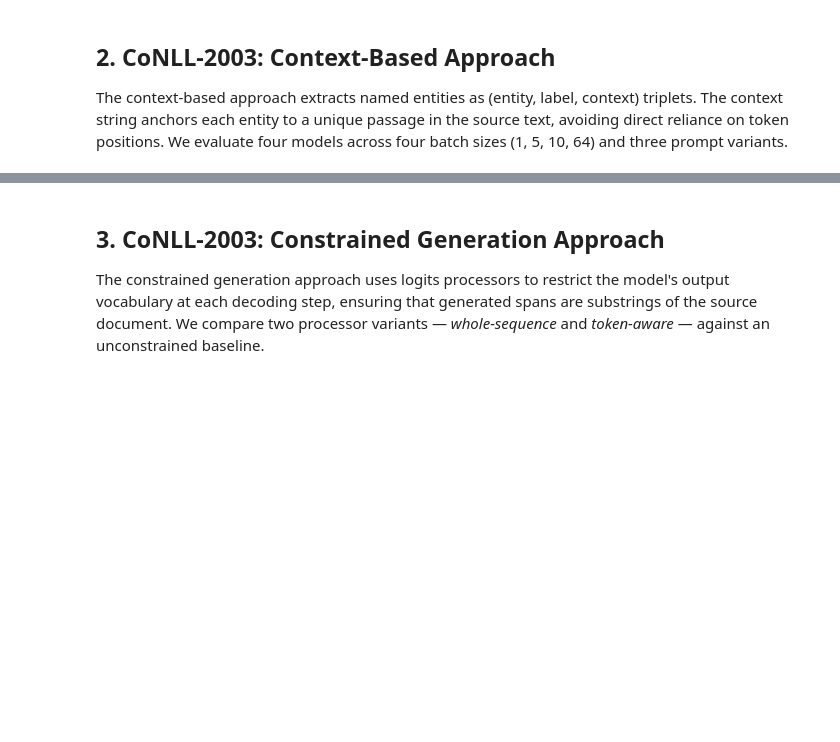
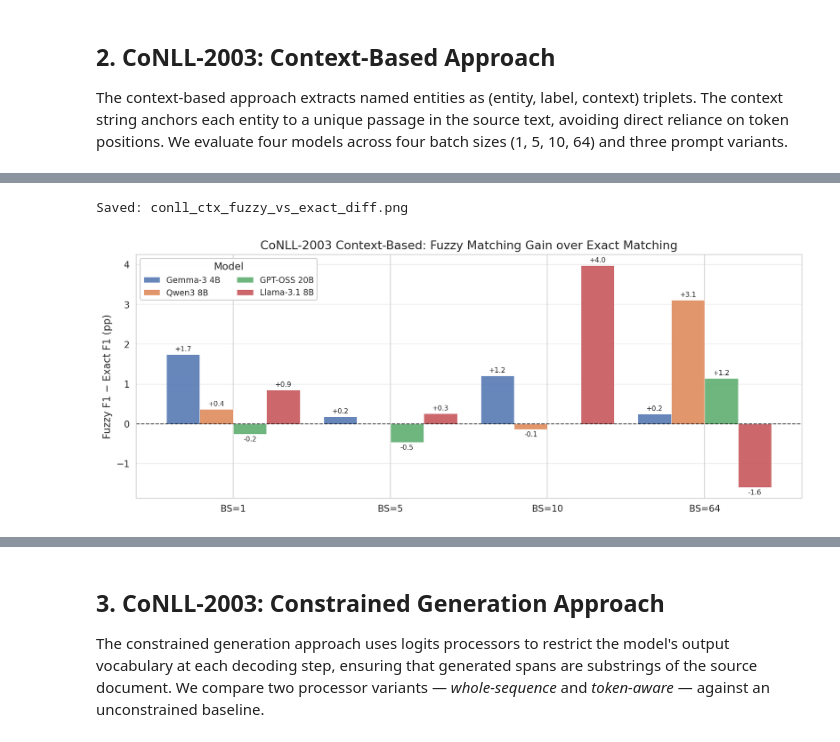
Before and after one commit to stulcrad/master_thesis, a Jupyter notebook: Notebooks/Experiment_analysis.ipynb, the cells around one changed output, grey strips where cells are left out. Saved outputs shown, nothing was run; the diff lists cells and outputs as text; code cells hidden in the pictures; blank space fills up the shorter version.

```diff
--- a/Notebooks/Experiment_analysis.ipynb
+++ b/Notebooks/Experiment_analysis.ipynb
@@ -358,28 +588,48 @@ save_fig(fig, 'conll_ctx_avg_metrics_per_model')
 # %%
-fig, ax = plt.subplots(figsize=(11, 4))
+# Fuzzy minus Exact F1 gain, grouped by batch size, with model breakdown.
+# Positive bars indicate fuzzy matching helped; near-zero bars indicate the model already produced verbatim context.
 
-diffs, labels_x = [], []
-for bs in [1, 5, 10, 64]:
-    for model in ctx_models:
+fig, ax = plt.subplots(figsize=(11, 4.5))
+
+# Group bars by batch size, then by model
+bs_list = [1, 5, 10, 64]
+group_width = 0.85
+n_models = len(ctx_models)
+bar_w = group_width / n_models
+x_centers = np.arange(len(bs_list))
+
+for i, model in enumerate(ctx_models):
+    diffs = []
+    for bs in bs_list:
         sub_e = ctx_exact[(ctx_exact['batch_size'] == bs) & (ctx_exact['model_short'] == model)]
         sub_f = ctx_fuzzy[(ctx_fuzzy['batch_size'] == bs) & (ctx_fuzzy['model_short'] == model)]
         if len(sub_e) > 0 and len(sub_f) > 0:
-            diff = sub_f['main_f1_pct'].mean() - sub_e['main_f1_pct'].mean()
-            diffs.append(diff)
-            labels_x.append(f'{model}\nBS{bs}')
+            diffs.append(sub_f['main_f1_pct'].mean() - sub_e['main_f1_pct'].mean())
+        else:
+            diffs.append(np.nan)
+    offset = (i - n_models / 2 + 0.5) * bar_w
+    bars = ax.bar(x_centers + offset, diffs, bar_w,
+                  color=MODEL_COLORS[model], alpha=0.85, label=model,
+                  edgecolor='white', linewidth=0.5)
+    for bar, val in zip(bars, diffs):
+        if not np.isnan(val) and abs(val) > 0.1:
+            y = bar.get_height()
+            va = 'bottom' if y >= 0 else 'top'
+            ax.text(bar.get_x() + bar.get_width() / 2,
+                    y + (0.05 if y >= 0 else -0.05),
+                    f'{val:+.1f}', ha='center', va=va, fontsize=7.5)
 
-colors_bar = [MODEL_COLORS.get(lbl.split('\n')[0], 'gray') for lbl in labels_x]
-bars = ax.bar(range(len(diffs)), diffs, color=colors_bar, alpha=0.8, edgecolor='white')
 ax.axhline(0, color='black', linewidth=1, linestyle='--', alpha=0.7)
-ax.set_xticks(range(len(labels_x)))
-ax.set_xticklabels(labels_x, fontsize=8)
-ax.set_ylabel('Fuzzy F1 − Exact F1 (%)')
+ax.set_xticks(x_centers)
+ax.set_xticklabels([f'BS={bs}' for bs in bs_list])
+ax.set_ylabel('Fuzzy F1 − Exact F1 (pp)')
 ax.set_title('CoNLL-2003 Context-Based: Fuzzy Matching Gain over Exact Matching', fontsize=13)
 ax.yaxis.grid(True, alpha=0.4)
 ax.set_axisbelow(True)
-
-legend_patches = [mpatches.Patch(color=c, label=m) for m, c in MODEL_COLORS.items()]
-ax.legend(handles=legend_patches, loc='upper right', fontsize=9)
+ax.legend(title='Model', loc='upper left', fontsize=9, ncol=2, framealpha=0.95)
 plt.tight_layout()
 save_fig(fig, 'conll_ctx_fuzzy_vs_exact_diff')
+# %% [output]
+Saved: conll_ctx_fuzzy_vs_exact_diff.png
+[figure, added]
 # %%
```
Also changed, not shown: parts of 34 cells of this notebook, 25 other files.
